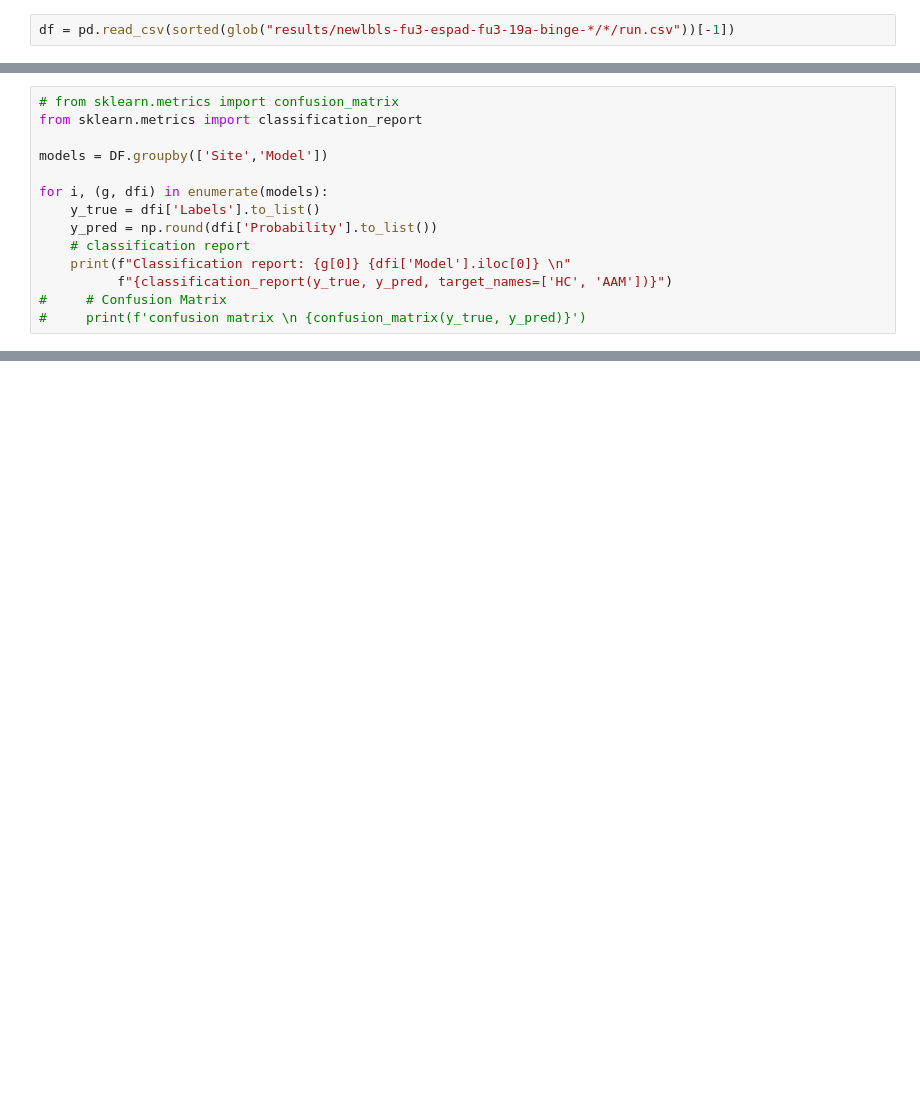
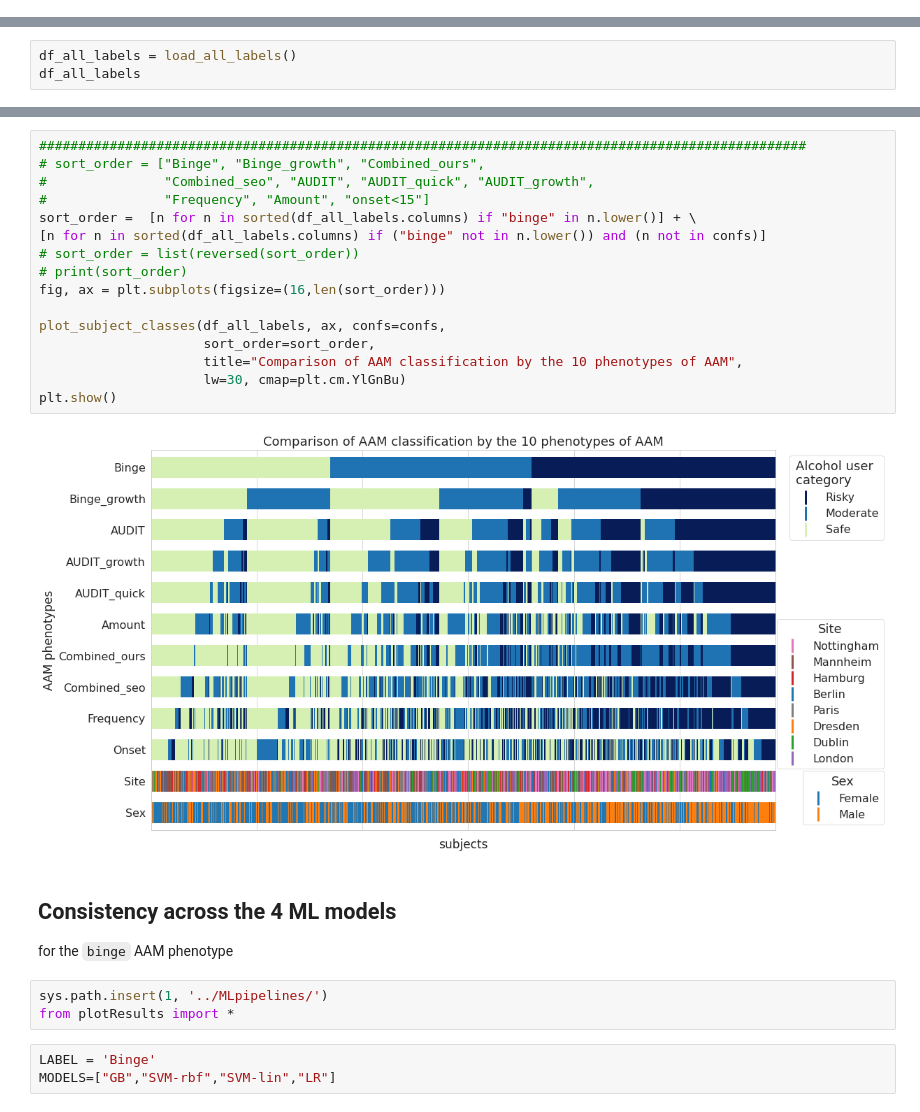
Before and after one commit to RoshanRane/ML_for_IMAGEN, a Jupyter notebook: posthoc_analysis/imagen_SA.ipynb, the cells around one changed output, grey strips where cells are left out. Drawn from its saved outputs; the diff is of its cells as text; blank space fills up the shorter version.

```diff
--- a/posthoc_analysis/imagen_SA.ipynb
+++ b/posthoc_analysis/imagen_SA.ipynb
@@ -37,2 +0,0 @@ from plotResults import *
-# %%
-df = pd.read_csv(sorted(glob("results/newlbls-fu3-espad-fu3-19a-binge-*/*/run.csv"))[-1])
@@ -115,14 +0,0 @@ Prob[Prob.columns[9:]]
-# %%
-# from sklearn.metrics import confusion_matrix
-from sklearn.metrics import classification_report
-
-models = DF.groupby(['Site','Model'])
-
-for i, (g, dfi) in enumerate(models):
-    y_true = dfi['Labels'].to_list()
-    y_pred = np.round(dfi['Probability'].to_list())
-    # classification report
-    print(f"Classification report: {g[0]} {dfi['Model'].iloc[0]} \n"
-          f"{classification_report(y_true, y_pred, target_names=['HC', 'AAM'])}")
-#     # Confusion Matrix
-#     print(f'confusion matrix \n {confusion_matrix(y_true, y_pred)}')
@@ -146,0 +155,3 @@ weighted avg       0.63      0.63      0.63        82
+# %%
+df_all_labels = load_all_labels()
+df_all_labels
@@ -146,0 +271,27 @@ weighted avg       0.63      0.63      0.63        82
+# %%
+##################################################################################################
+# sort_order = ["Binge", "Binge_growth", "Combined_ours",
+#               "Combined_seo", "AUDIT", "AUDIT_quick", "AUDIT_growth",
+#               "Frequency", "Amount", "onset<15"]
+sort_order =  [n for n in sorted(df_all_labels.columns) if "binge" in n.lower()] + \
+[n for n in sorted(df_all_labels.columns) if ("binge" not in n.lower()) and (n not in confs)]
+# sort_order = list(reversed(sort_order))
+# print(sort_order)
+fig, ax = plt.subplots(figsize=(16,len(sort_order)))
+
+plot_subject_classes(df_all_labels, ax, confs=confs,
+                     sort_order=sort_order,
+                     title="Comparison of AAM classification by the 10 phenotypes of AAM",
+                     lw=30, cmap=plt.cm.YlGnBu)
+plt.show()
+# %% [output]
+[figure, added]
+# %% [markdown]
+## Consistency across the 4 ML models
+for the `binge` AAM phenotype
+# %%
+sys.path.insert(1, '../MLpipelines/')
+from plotResults import *
+# %%
+LABEL = 'Binge'
+MODELS=["GB","SVM-rbf","SVM-lin","LR"]
```
Also changed, not shown: parts of 40 cells of this notebook.
